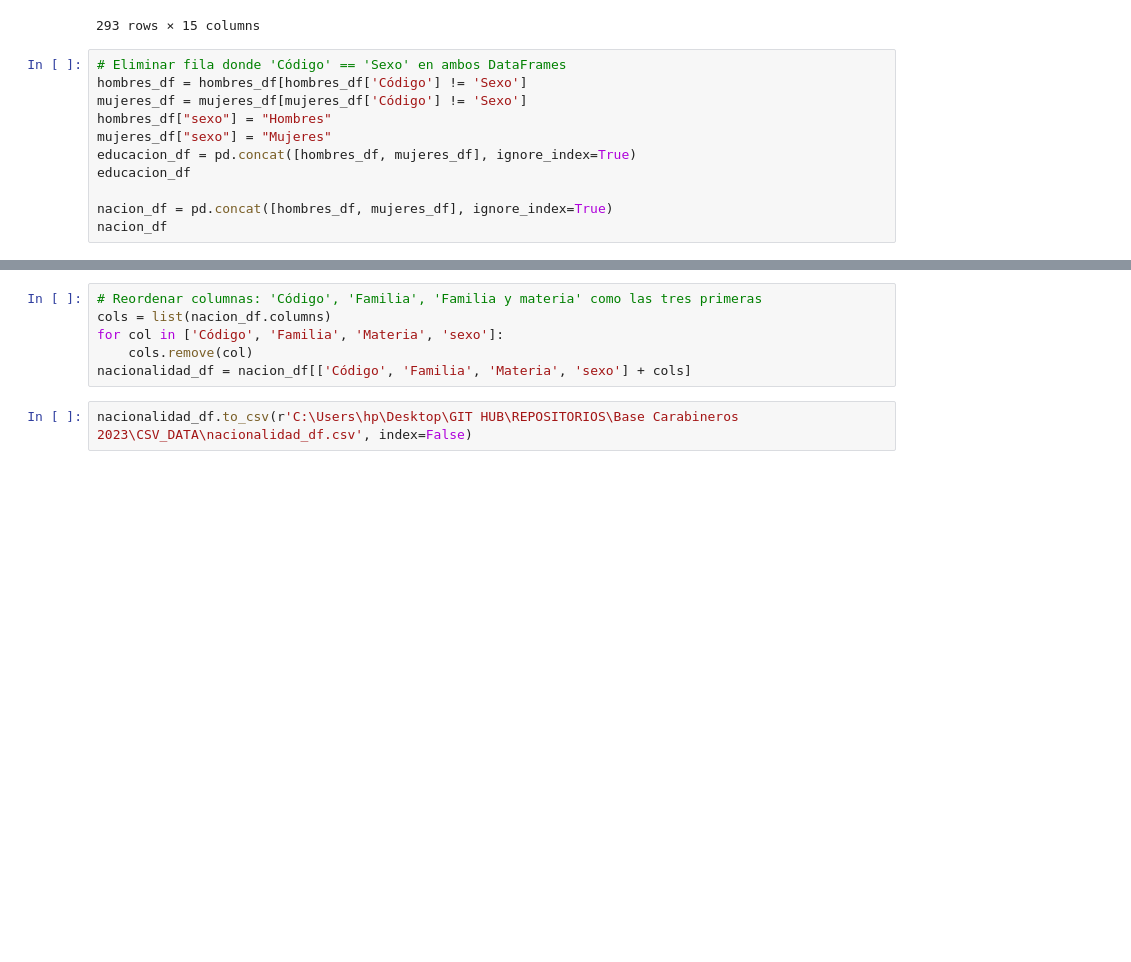
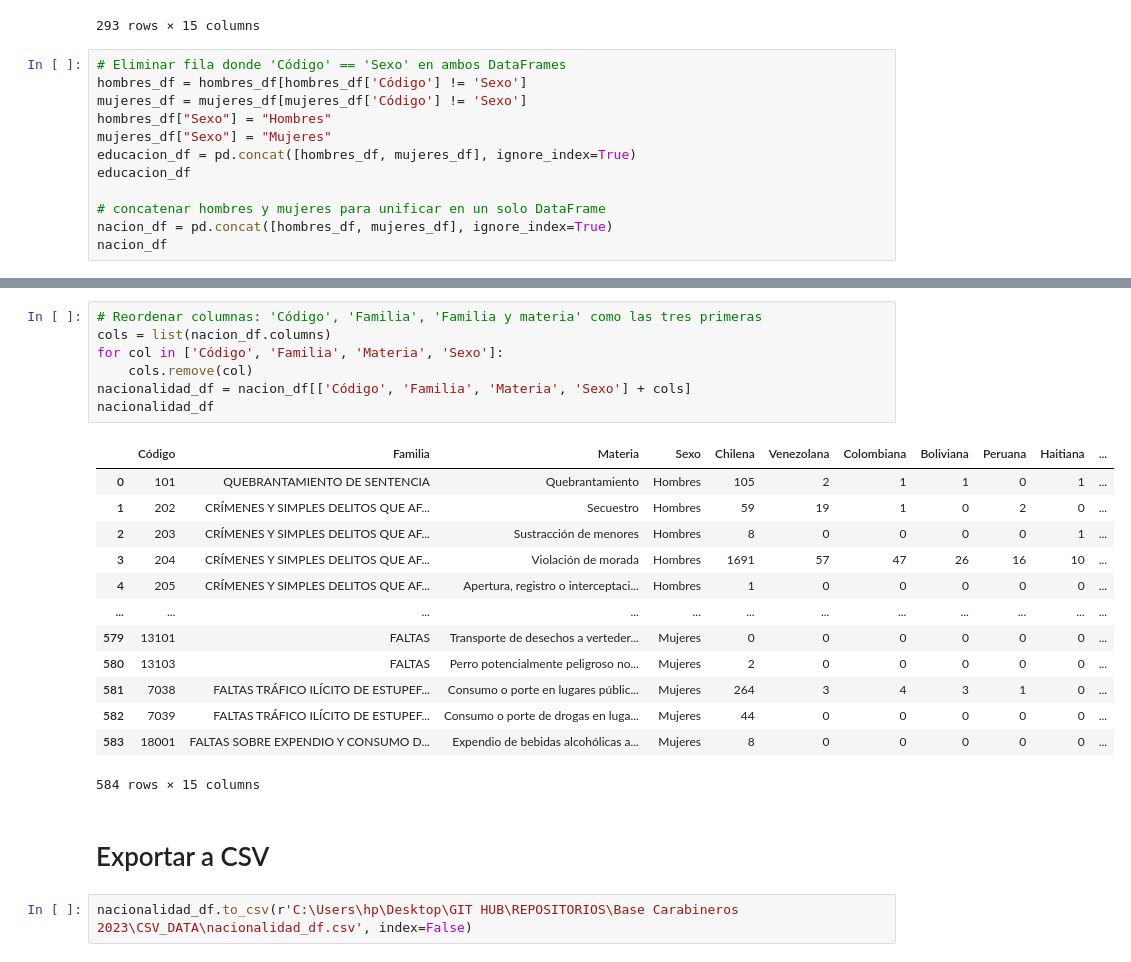
Before and after one commit to AnAriGonzalez/AnalisisDeDatos, a Jupyter notebook: Base Carabineros 2023/limpieza13.ipynb, the cells around one changed output, grey strips where cells are left out. Cells and saved outputs as stored; diff of their text form; blank space fills up the shorter version.

```diff
--- a/Base Carabineros 2023/limpieza13.ipynb
+++ b/Base Carabineros 2023/limpieza13.ipynb
@@ -338,11 +338,12 @@ hombres_df
 # Eliminar fila donde 'Código' == 'Sexo' en ambos DataFrames
 hombres_df = hombres_df[hombres_df['Código'] != 'Sexo']
 mujeres_df = mujeres_df[mujeres_df['Código'] != 'Sexo']
-hombres_df["sexo"] = "Hombres"
-mujeres_df["sexo"] = "Mujeres"
+hombres_df["Sexo"] = "Hombres"
+mujeres_df["Sexo"] = "Mujeres"
 educacion_df = pd.concat([hombres_df, mujeres_df], ignore_index=True)
 educacion_df
 
+# concatenar hombres y mujeres para unificar en un solo DataFrame
 nacion_df = pd.concat([hombres_df, mujeres_df], ignore_index=True)
 nacion_df
 # %% [output]
@@ -385,8 +387,25 @@ nacion_df
 # %%
 # Reordenar columnas: 'Código', 'Familia', 'Familia y materia' como las tres primeras
 cols = list(nacion_df.columns)
-for col in ['Código', 'Familia', 'Materia', 'sexo']:
+for col in ['Código', 'Familia', 'Materia', 'Sexo']:
     cols.remove(col)
-nacionalidad_df = nacion_df[['Código', 'Familia', 'Materia', 'sexo'] + cols]
+nacionalidad_df = nacion_df[['Código', 'Familia', 'Materia', 'Sexo'] + cols]
+nacionalidad_df
+# %% [output]
+|  | Código | Familia | Materia | Sexo | Chilena | Venezolana | Colombiana | Boliviana | Peruana | Haitiana | ... |
+| 0 | 101 | QUEBRANTAMIENTO DE SENTENCIA | Quebrantamiento | Hombres | 105 | 2 | 1 | 1 | 0 | 1 | ... |
+| 1 | 202 | CRÍMENES Y SIMPLES DELITOS QUE AF... | Secuestro | Hombres | 59 | 19 | 1 | 0 | 2 | 0 | ... |
+| 2 | 203 | CRÍMENES Y SIMPLES DELITOS QUE AF... | Sustracción de menores | Hombres | 8 | 0 | 0 | 0 | 0 | 1 | ... |
+| 3 | 204 | CRÍMENES Y SIMPLES DELITOS QUE AF... | Violación de morada | Hombres | 1691 | 57 | 47 | 26 | 16 | 10 | ... |
+| 4 | 205 | CRÍMENES Y SIMPLES DELITOS QUE AF... | Apertura, registro o interceptaci... | Hombres | 1 | 0 | 0 | 0 | 0 | 0 | ... |
+| ... | ... | ... | ... | ... | ... | ... | ... | ... | ... | ... | ... |
+| 579 | 13101 | FALTAS | Transporte de desechos a verteder... | Mujeres | 0 | 0 | 0 | 0 | 0 | 0 | ... |
+| 580 | 13103 | FALTAS | Perro potencialmente peligroso no... | Mujeres | 2 | 0 | 0 | 0 | 0 | 0 | ... |
+| 581 | 7038 | FALTAS TRÁFICO ILÍCITO DE ESTUPEF... | Consumo o porte en lugares públic... | Mujeres | 264 | 3 | 4 | 3 | 1 | 0 | ... |
+| 582 | 7039 | FALTAS TRÁFICO ILÍCITO DE ESTUPEF... | Consumo o porte de drogas en luga... | Mujeres | 44 | 0 | 0 | 0 | 0 | 0 | ... |
+| 583 | 18001 | FALTAS SOBRE EXPENDIO Y CONSUMO D... | Expendio de bebidas alcohólicas a... | Mujeres | 8 | 0 | 0 | 0 | 0 | 0 | ... |
+584 rows × 15 columns
+# %% [markdown]
+# Exportar a CSV
 # %%
 nacionalidad_df.to_csv(r'C:\Users\hp\Desktop\GIT HUB\REPOSITORIOS\Base Carabineros 2023\CSV_DATA\nacionalidad_df.csv', index=False)
```
Also changed, not shown: parts of 2 cells of this notebook, 5 other files.
